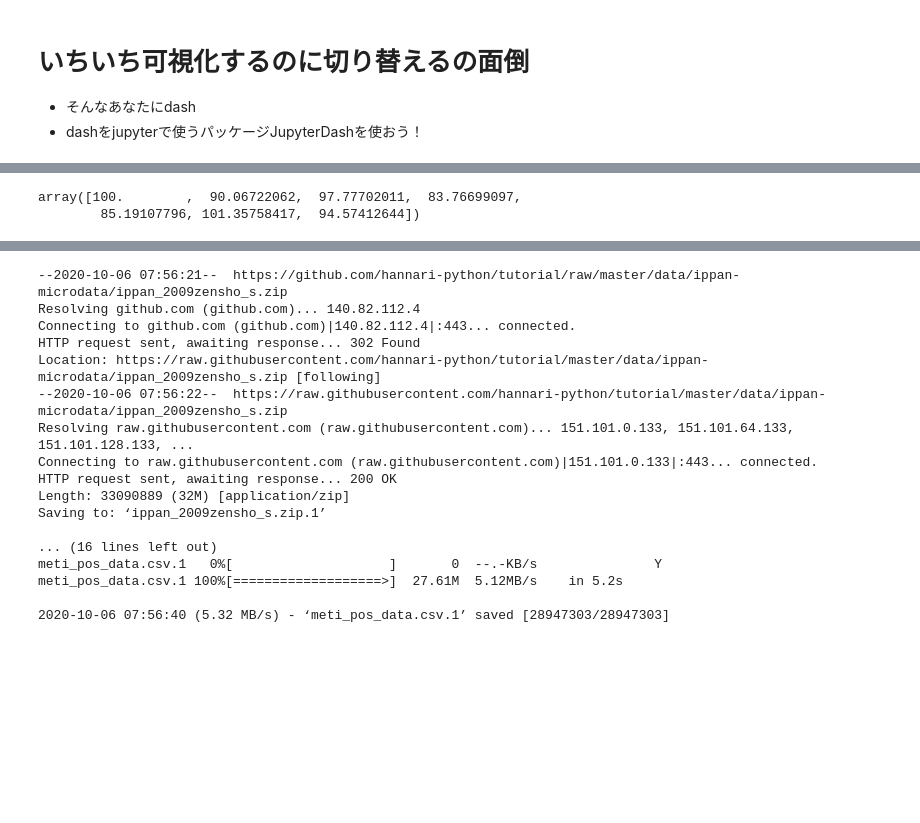
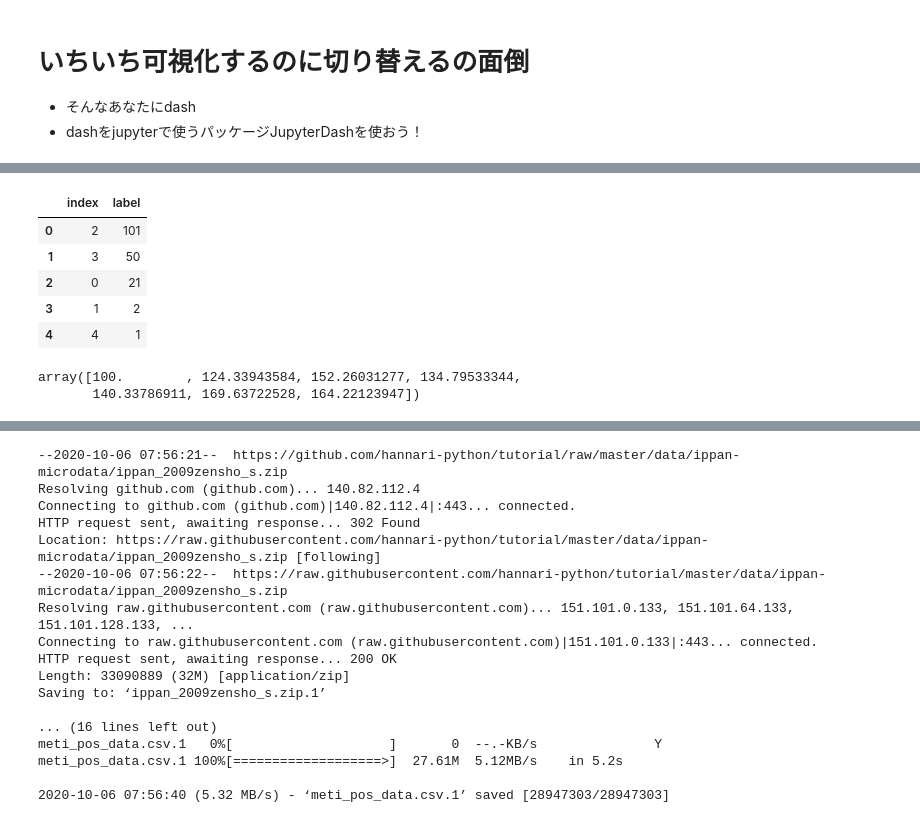
Before and after one commit to mazarimono/pycon_mini_hiro, a Jupyter notebook: pycon_mini_hiro.ipynb, the cells around one changed output, grey strips where cells are left out. Drawn from its saved outputs; the diff is of its cells as text; code cells hidden in the pictures; blank space fills up the shorter version.

```diff
--- a/pycon_mini_hiro.ipynb
+++ b/pycon_mini_hiro.ipynb
@@ -252,13 +218,22 @@ data_each_drop_year_index = data_each_drop_year / data_each_drop_year.iloc[0, :]
 # %%
 data_trans = data_each_drop_year_index.T
 # %%
-model = KMeans(n_clusters=8)
+model = KMeans(n_clusters=5)
 label = model.fit_predict(data_trans)
 # %%
 data_trans["label"] = label
 df_table = pd.DataFrame(data_trans["label"].value_counts()).reset_index()
+# %%
+df_table
+# %% [output]
+|  | index | label |
+| 0 | 2 | 101 |
+| 1 | 3 | 50 |
+| 2 | 0 | 21 |
+| 3 | 1 | 2 |
+| 4 | 4 | 1 |
 # %%
 model.cluster_centers_[0, :]
 # %% [output]
-array([100.        ,  90.06722062,  97.77702011,  83.76699097,
-        85.19107796, 101.35758417,  94.57412644])
+array([100.        , 124.33943584, 152.26031277, 134.79533344,
+       140.33786911, 169.63722528, 164.22123947])
```
Also changed, not shown: parts of 15 cells of this notebook.
